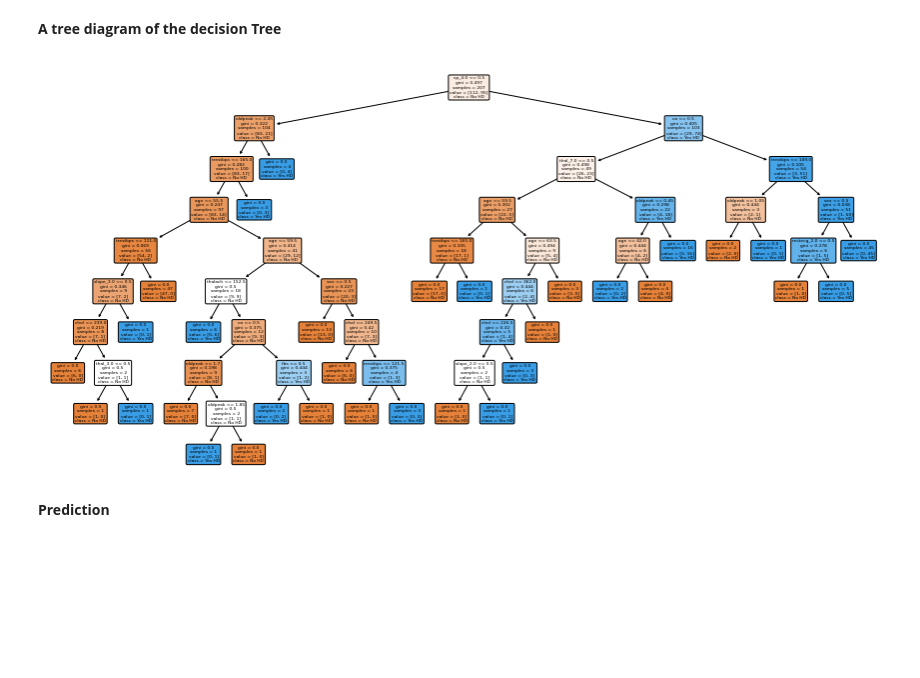
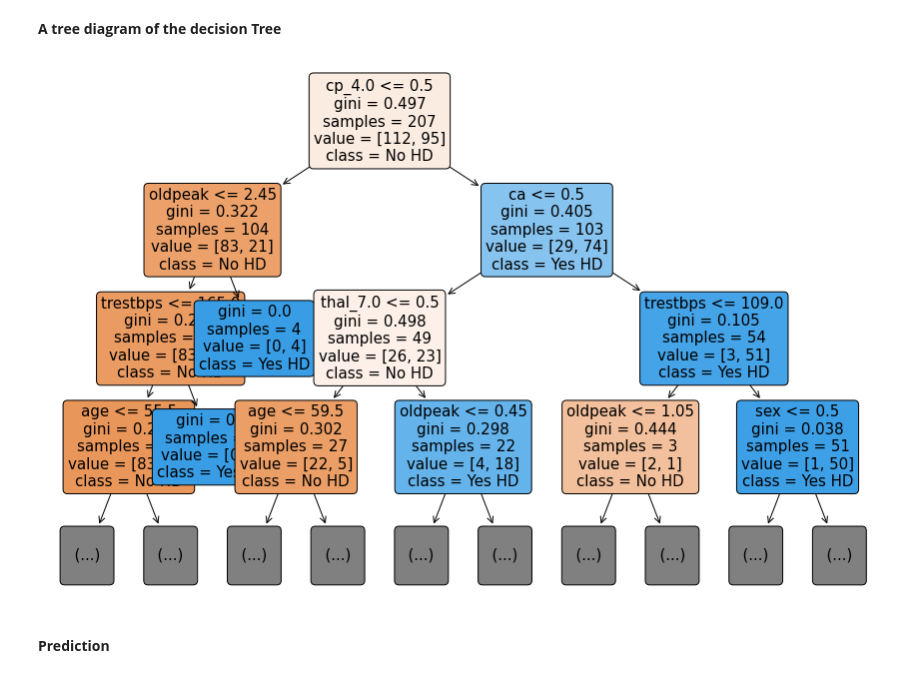
Before and after one commit to zim10/Heart_Disease_prediction_using_ML, a Jupyter notebook: Heart_disease_prediction_using_ML.ipynb, the cells around one changed output. Cells and saved outputs as stored; diff of their text form; code cells hidden in the pictures; blank space fills up the shorter version.

```diff
--- a/Heart_disease_prediction_using_ML.ipynb
+++ b/Heart_disease_prediction_using_ML.ipynb
@@ -243,13 +248,14 @@ model = model.fit(X_train, y_train)
 # %% [markdown]
 **A tree diagram of the decision Tree**
 # %%
-plt.figure(figsize = (15, 7.5))
+# plot a tree diagram
+plt.figure(figsize = (15, 10))
 plot_tree(model, filled = True,
           rounded = True,
           class_names = ['No HD', 'Yes HD'],
-          feature_names = X_encoded.columns);
+          feature_names = X_encoded.columns, max_depth=3, fontsize=15);
 # %% [output]
-[figure, old version]
+[figure, new version]
 # %% [markdown]
 **Prediction**
 # %%
```
Also changed, not shown: parts of 14 cells of this notebook.
